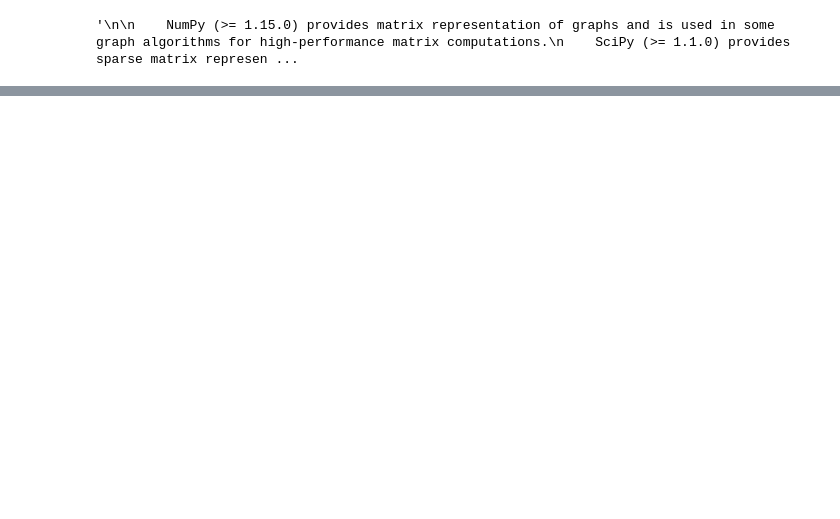
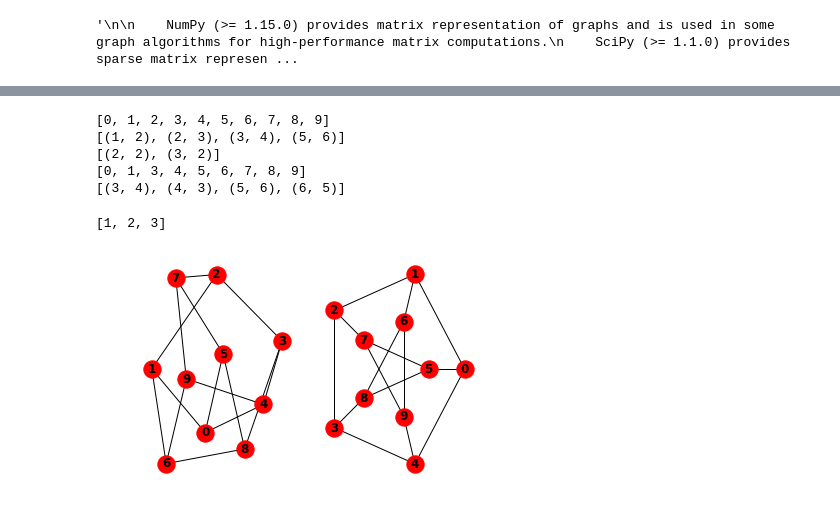
Before and after one commit to jihoon-ko/skhynix-env, a Jupyter notebook: Untitled.ipynb, the cells around one changed output, grey strips where cells are left out. Saved outputs shown, nothing was run; the diff lists cells and outputs as text; code cells hidden in the pictures; blank space fills up the shorter version.

```diff
--- a/Untitled.ipynb
+++ b/Untitled.ipynb
@@ -42,0 +42,42 @@ ImportError: No module named gdal
+# %%
+G = nx.Graph()
+G.add_node(1)
+G.add_nodes_from([2, 3])
+H = nx.path_graph(10)
+G.add_nodes_from(H)
+
+print G.nodes
+
+G.add_edge(1, 2)
+e = (2, 3)
+G.add_edge(*e)
+G.add_edges_from([(3, 4), (5, 6)])
+
+print G.edges
+
+print G.degree([2, 3])
+G.remove_node(2)
+
+print list(G.nodes)
+
+H = nx.DiGraph(G)
+print list(H.edges)
+# %% [output]
+[0, 1, 2, 3, 4, 5, 6, 7, 8, 9]
+[(1, 2), (2, 3), (3, 4), (5, 6)]
+[(2, 2), (3, 2)]
+[0, 1, 3, 4, 5, 6, 7, 8, 9]
+[(3, 4), (4, 3), (5, 6), (6, 5)]
+# %%
+MG = nx.MultiGraph()
+MG.add_weighted_edges_from([(1, 2, 0.5), (1, 2, 0.75), (2, 3, 0.5)])
+dict(MG.degree(weight='weight'))
+GG = nx.Graph()
+for n, nbrs in MG.adjacency():
+    for nbr, edict in nbrs.items():
+        minvalue = min([d['weight'] for d in edict.values()])
+        GG.add_edge(n, nbr, weight = minvalue)
+
+nx.shortest_path(GG, 1, 3)
+# %% [output]
+[1, 2, 3]
@@ -42,0 +86,8 @@ ImportError: No module named gdal
+# %%
+G = nx.petersen_graph()
+plt.subplot(121)
+nx.draw(G, with_labels=True, font_weight='bold')
+plt.subplot(122)
+nx.draw_shell(G, nlist=[range(5, 10), range(5)], with_labels=True, font_weight='bold')
+# %% [output]
+[figure, added]
```
Also changed, not shown: parts of 6 cells of this notebook.
